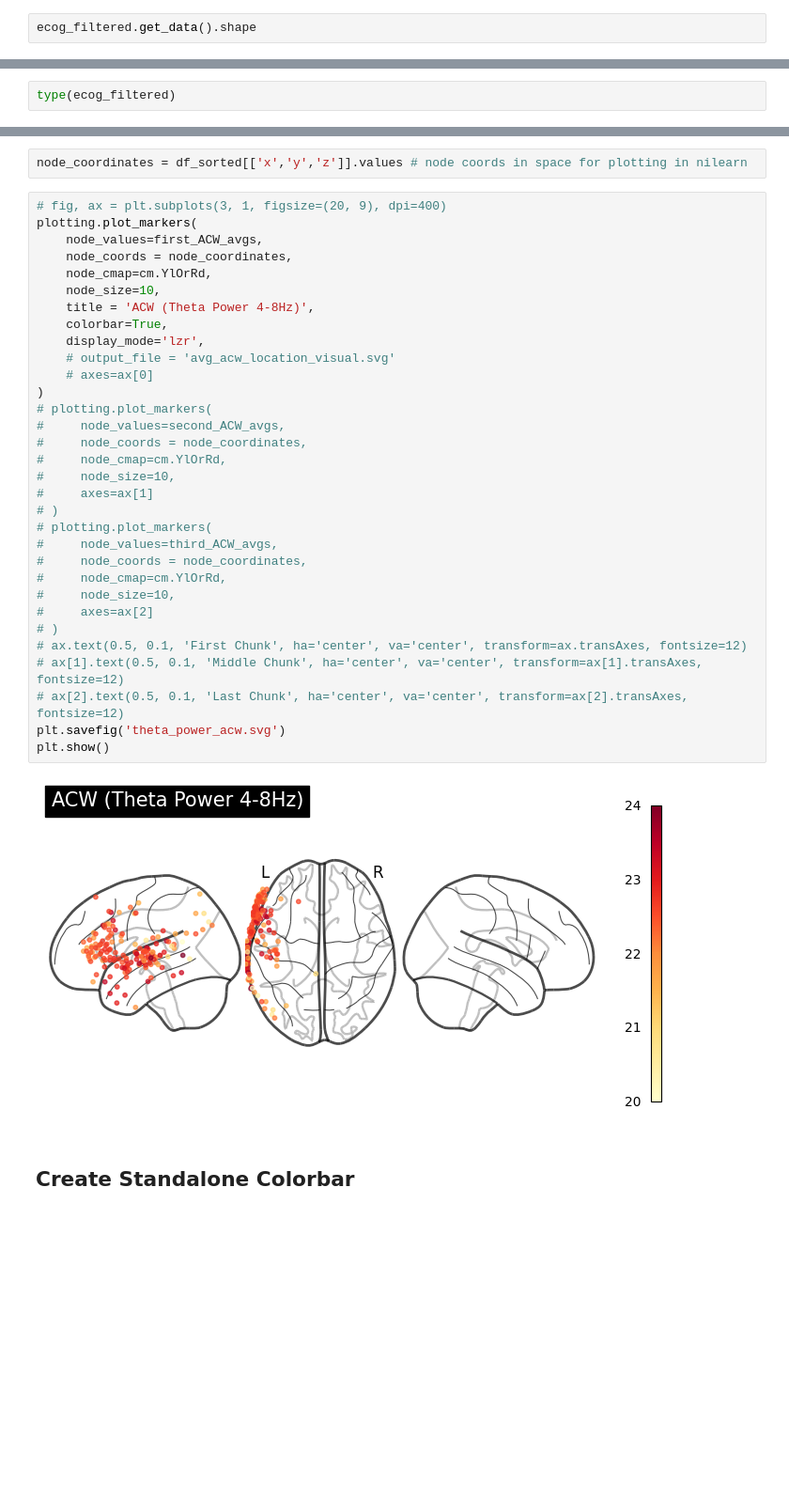
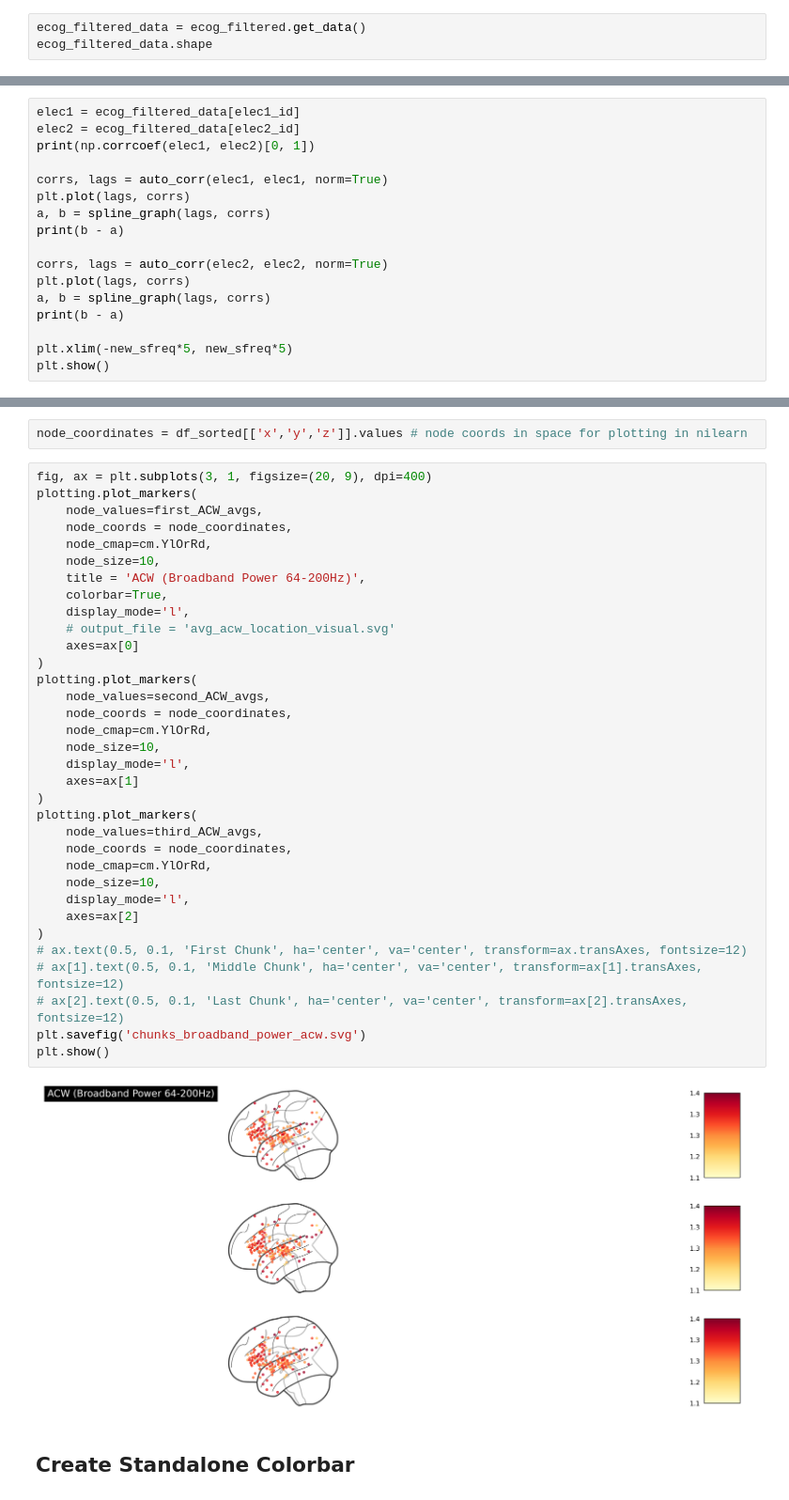
Before and after one commit to tevaughnshaw/autocorrelation, a Jupyter notebook: ECOG_Signal_Test.ipynb, the cells around one changed output, grey strips where cells are left out. Shown at 94% size. Saved outputs shown, nothing was run; the diff lists cells and outputs as text; blank space fills up the shorter version.

```diff
--- a/ECOG_Signal_Test.ipynb
+++ b/ECOG_Signal_Test.ipynb
@@ -232,9 +334,25 @@ Butterworth bandpass zero-phase (two-pass forward and reverse) non-causal filter
 - Filter order 16 (effective, after forward-backward)
 - Cutoffs at 64.00, 199.00 Hz: -6.02, -6.02 dB
 # %%
-ecog_filtered.get_data().shape
+ecog_filtered_data = ecog_filtered.get_data()
+ecog_filtered_data.shape
 # %% [output]
 (160, 720001)
 # %%
-type(ecog_filtered)
+elec1 = ecog_filtered_data[elec1_id]
+elec2 = ecog_filtered_data[elec2_id]
+print(np.corrcoef(elec1, elec2)[0, 1])
+
+corrs, lags = auto_corr(elec1, elec1, norm=True)
+plt.plot(lags, corrs)
+a, b = spline_graph(lags, corrs)
+print(b - a)
+
+corrs, lags = auto_corr(elec2, elec2, norm=True)
+plt.plot(lags, corrs)
+a, b = spline_graph(lags, corrs)
+print(b - a)
+
+plt.xlim(-new_sfreq*5, new_sfreq*5)
+plt.show()
 # %% [output]
@@ -807,39 +903,41 @@ df_sorted.head()
 # %%
 node_coordinates = df_sorted[['x','y','z']].values # node coords in space for plotting in nilearn
 # %%
-# fig, ax = plt.subplots(3, 1, figsize=(20, 9), dpi=400)
+fig, ax = plt.subplots(3, 1, figsize=(20, 9), dpi=400)
 plotting.plot_markers(
     node_values=first_ACW_avgs,
     node_coords = node_coordinates,
     node_cmap=cm.YlOrRd,
     node_size=10,
-    title = 'ACW (Theta Power 4-8Hz)',
+    title = 'ACW (Broadband Power 64-200Hz)',
     colorbar=True,
-    display_mode='lzr',
+    display_mode='l',
     # output_file = 'avg_acw_location_visual.svg'
-    # axes=ax[0]
+    axes=ax[0]
 )
-# plotting.plot_markers(
-#     node_values=second_ACW_avgs,
-#     node_coords = node_coordinates,
-#     node_cmap=cm.YlOrRd,
-#     node_size=10,
-#     axes=ax[1]
-# )
-# plotting.plot_markers(
-#     node_values=third_ACW_avgs,
-#     node_coords = node_coordinates,
-#     node_cmap=cm.YlOrRd,
-#     node_size=10,
-#     axes=ax[2]
-# )
+plotting.plot_markers(
+    node_values=second_ACW_avgs,
+    node_coords = node_coordinates,
+    node_cmap=cm.YlOrRd,
+    node_size=10,
+    display_mode='l',
+    axes=ax[1]
+)
+plotting.plot_markers(
+    node_values=third_ACW_avgs,
+    node_coords = node_coordinates,
+    node_cmap=cm.YlOrRd,
+    node_size=10,
+    display_mode='l',
+    axes=ax[2]
+)
 # ax.text(0.5, 0.1, 'First Chunk', ha='center', va='center', transform=ax.transAxes, fontsize=12)
 # ax[1].text(0.5, 0.1, 'Middle Chunk', ha='center', va='center', transform=ax[1].transAxes, fontsize=12)
 # ax[2].text(0.5, 0.1, 'Last Chunk', ha='center', va='center', transform=ax[2].transAxes, fontsize=12)
-plt.savefig('theta_power_acw.svg')
+plt.savefig('chunks_broadband_power_acw.svg')
 plt.show()
 # %% [output]
-[figure, old version]
+[figure, new version]
 # %% [markdown]
 ## Create Standalone Colorbar
 # %%
```
Also changed, not shown: parts of 14 cells of this notebook.
